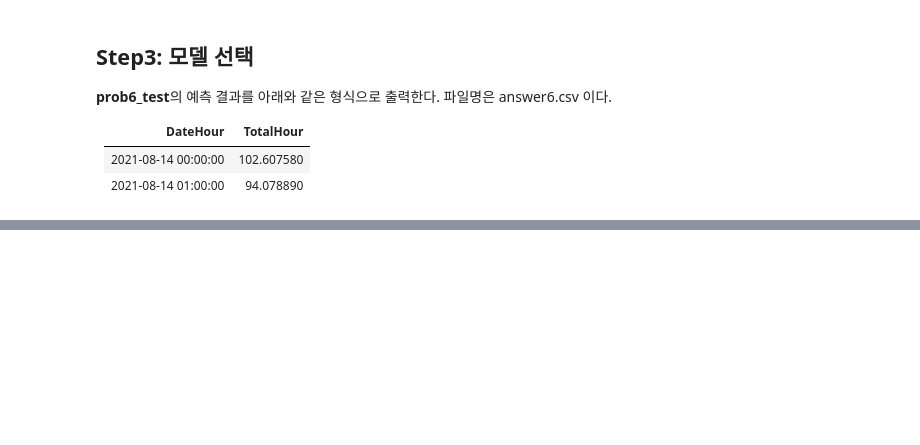
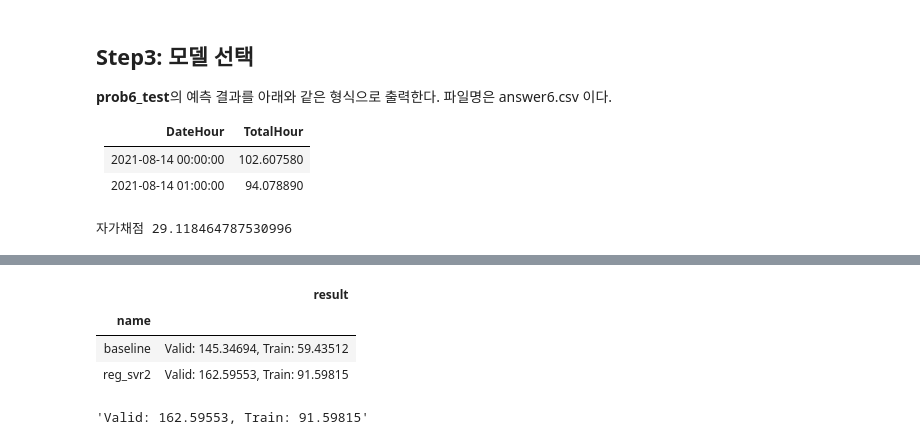
Before and after one commit to sunkusun9/DS_lv3_2603_2, a Jupyter notebook: sec_ds_lv3_prob3_kaggle.ipynb, the cells around one changed output, grey strips where cells are left out. Saved outputs shown, nothing was run; the diff lists cells and outputs as text; code cells hidden in the pictures; blank space fills up the shorter version.

Commit message:
Day1 Kaggle Step3까지 노트 입니다.

```diff
--- a/sec_ds_lv3_prob3_kaggle.ipynb
+++ b/sec_ds_lv3_prob3_kaggle.ipynb
@@ -188,0 +195,3 @@ Step 4: 모델 개선 작업을 합니다.
+# %%
+X_all = df_prob6_test.columns.tolist()
+np.array(X_all)
@@ -188,0 +203,4 @@ Step 4: 모델 개선 작업을 합니다.
+# %%
+# 분리방법: 시점 기준, 진행방법: Hold-out
+df_train = df_prob6_train.loc[df_prob6_train['DateHour'] < pd.to_datetime('2021-07-14')]
+df_valid = df_prob6_train.loc[df_prob6_train['DateHour'] >= pd.to_datetime('2021-07-14')]
@@ -209,8 +329,31 @@ Step 4: 모델 개선 작업을 합니다.
 |--------|---------|
 |2021-08-14 00:00:00|102.607580|
 |2021-08-14 01:00:00|94.078890|
+# %%
+prd = select_model(reg_svr)
+print("자가채점", mean_absolute_error(s_kaggle_ans, prd))
+# %% [output]
+자가채점 29.118464787530996
 # %% [markdown]
 ## Step 4:  모델 개선 작업을 합니다.
 
 
 ![image.png](embedded-picture-1)
+# %%
+from sklearn.svm import SVR
+
+ct = ColumnTransformer([
+    ('std', StandardScaler(), ['TotalHour'] + ['lag_{}'.format(i) for i in range(1, 7)]),
+    ('ohe', OneHotEncoder(categories='auto'), ['DayName']),
+    ('pt', 'passthrough', ['AM'])
+])
+reg_svr2 = make_pipeline(
+    ct, SVR(kernel='rbf', C = 1, gamma = 0.1)
+)
+eval_model('reg_svr2', reg_svr2)
+# %% [output]
+|  | result |
+| name |  |
+| baseline | Valid: 145.34694, Train: 59.43512 |
+| reg_svr2 | Valid: 162.59553, Train: 91.59815 |
+'Valid: 162.59553, Train: 91.59815'
```
Also changed, not shown: parts of 6 cells of this notebook.
